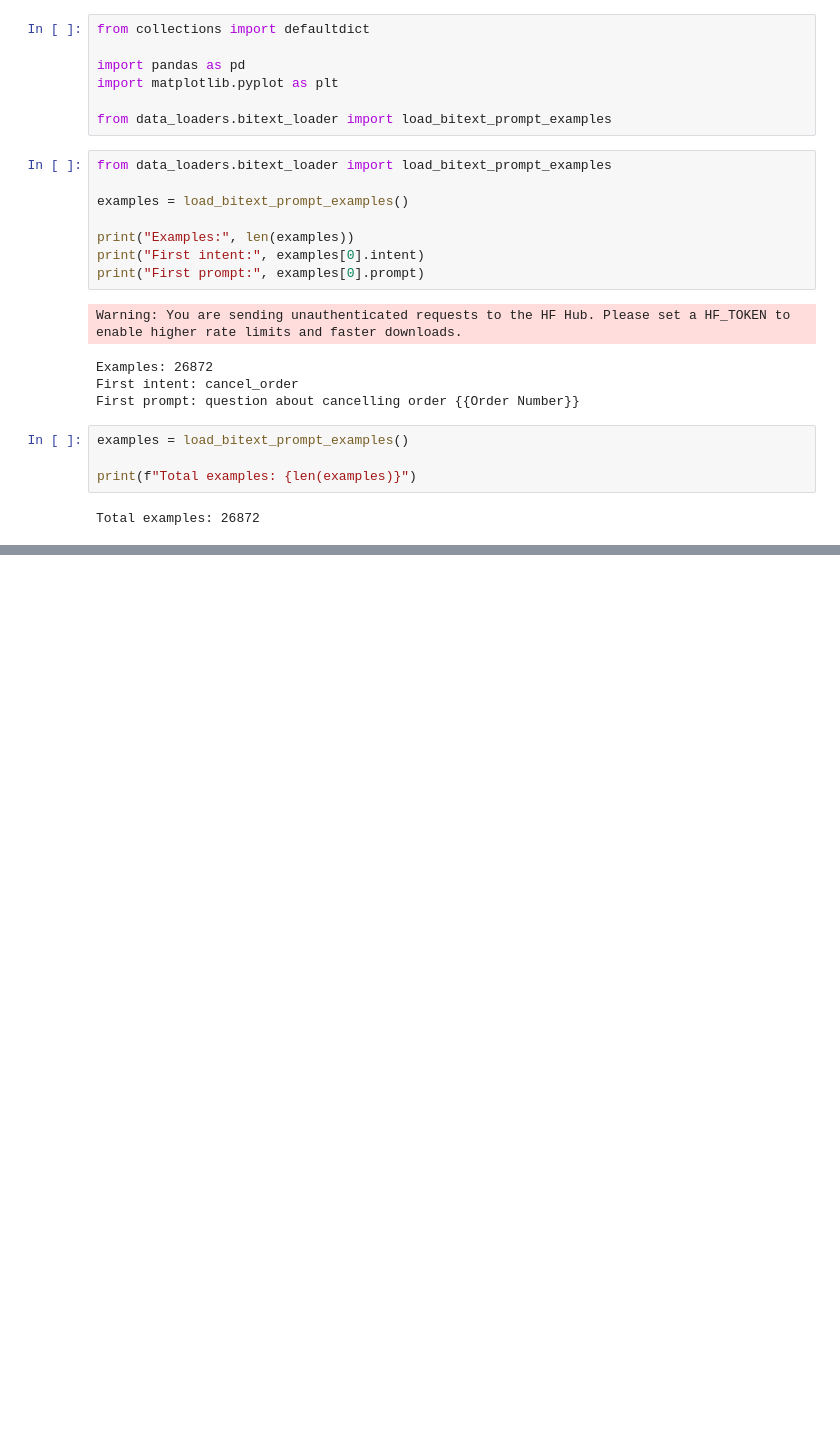
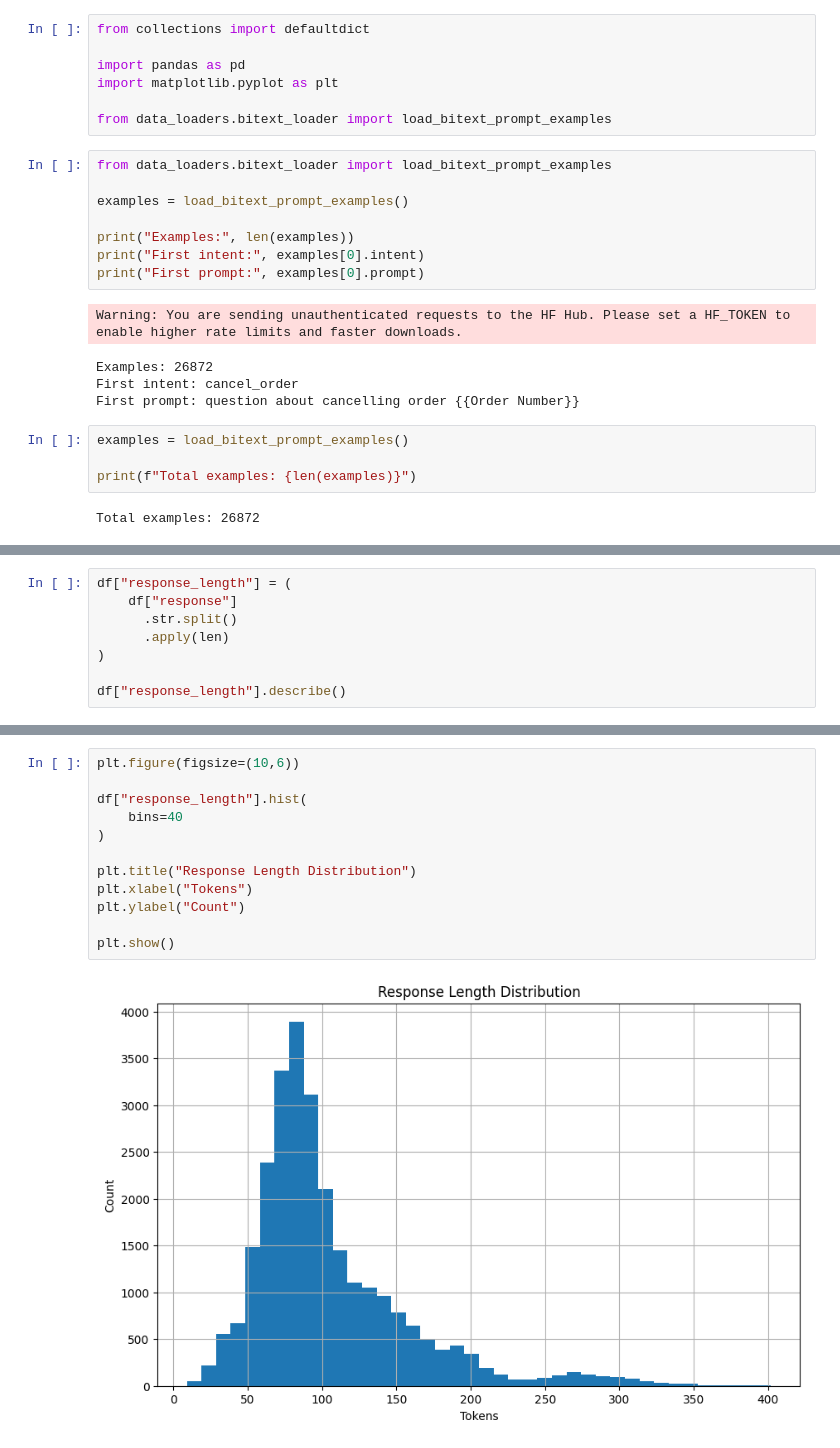
Before and after one commit to farzadismyid/semantic_response_convergence, a Jupyter notebook: src/notebooks/01_bitext_eda.ipynb, the cells around one changed output, grey strips where cells are left out. Cells and saved outputs as stored; diff of their text form; blank space fills up the shorter version.

```diff
--- a/src/notebooks/01_bitext_eda.ipynb
+++ b/src/notebooks/01_bitext_eda.ipynb
@@ -40,0 +155,8 @@ Total examples: 26872
+# %%
+df["response_length"] = (
+    df["response"]
+      .str.split()
+      .apply(len)
+)
+
+df["response_length"].describe()
@@ -40,0 +173,14 @@ Total examples: 26872
+# %%
+plt.figure(figsize=(10,6))
+
+df["response_length"].hist(
+    bins=40
+)
+
+plt.title("Response Length Distribution")
+plt.xlabel("Tokens")
+plt.ylabel("Count")
+
+plt.show()
+# %% [output]
+[figure, added]
```
Also changed, not shown: parts of 11 cells of this notebook.
